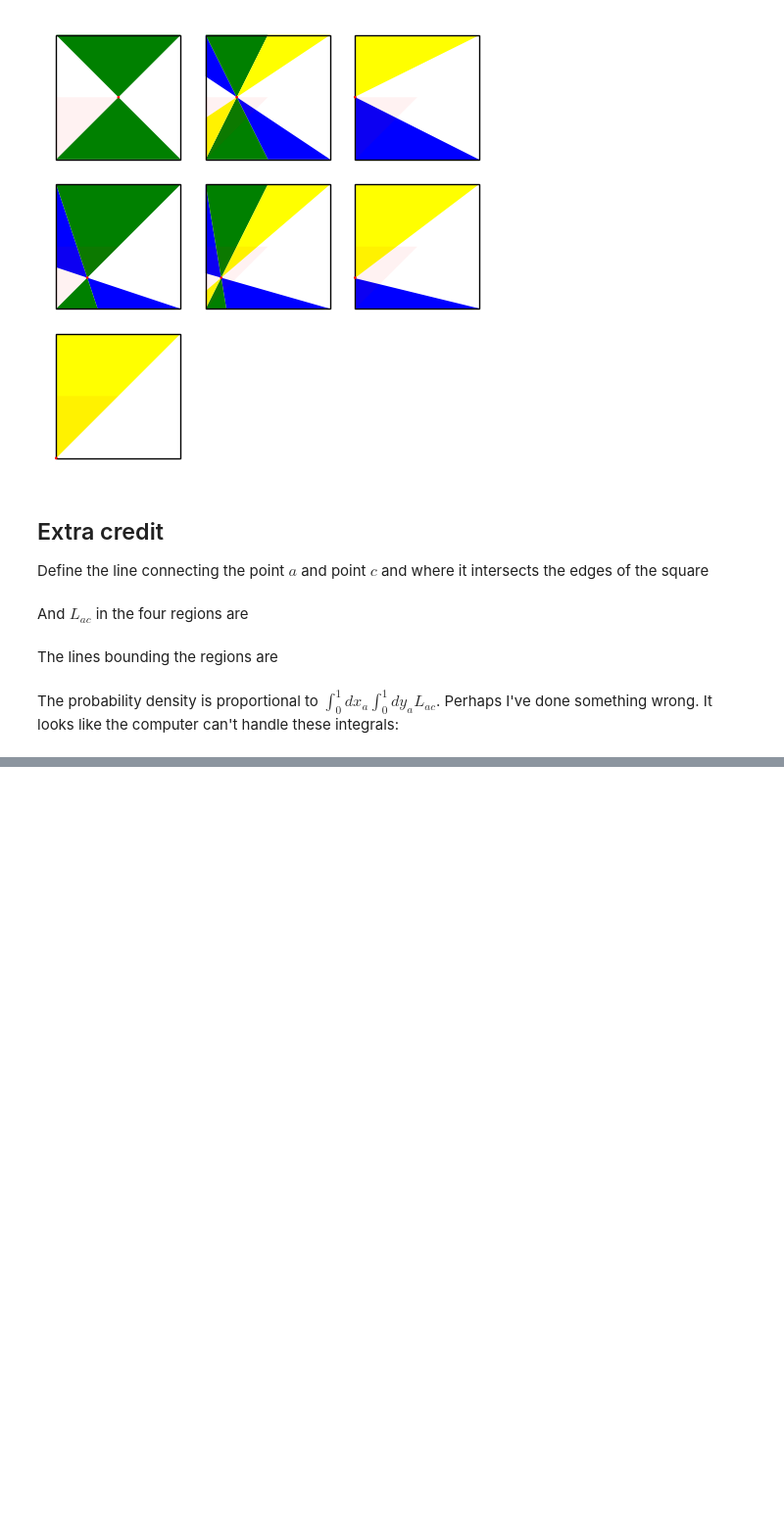
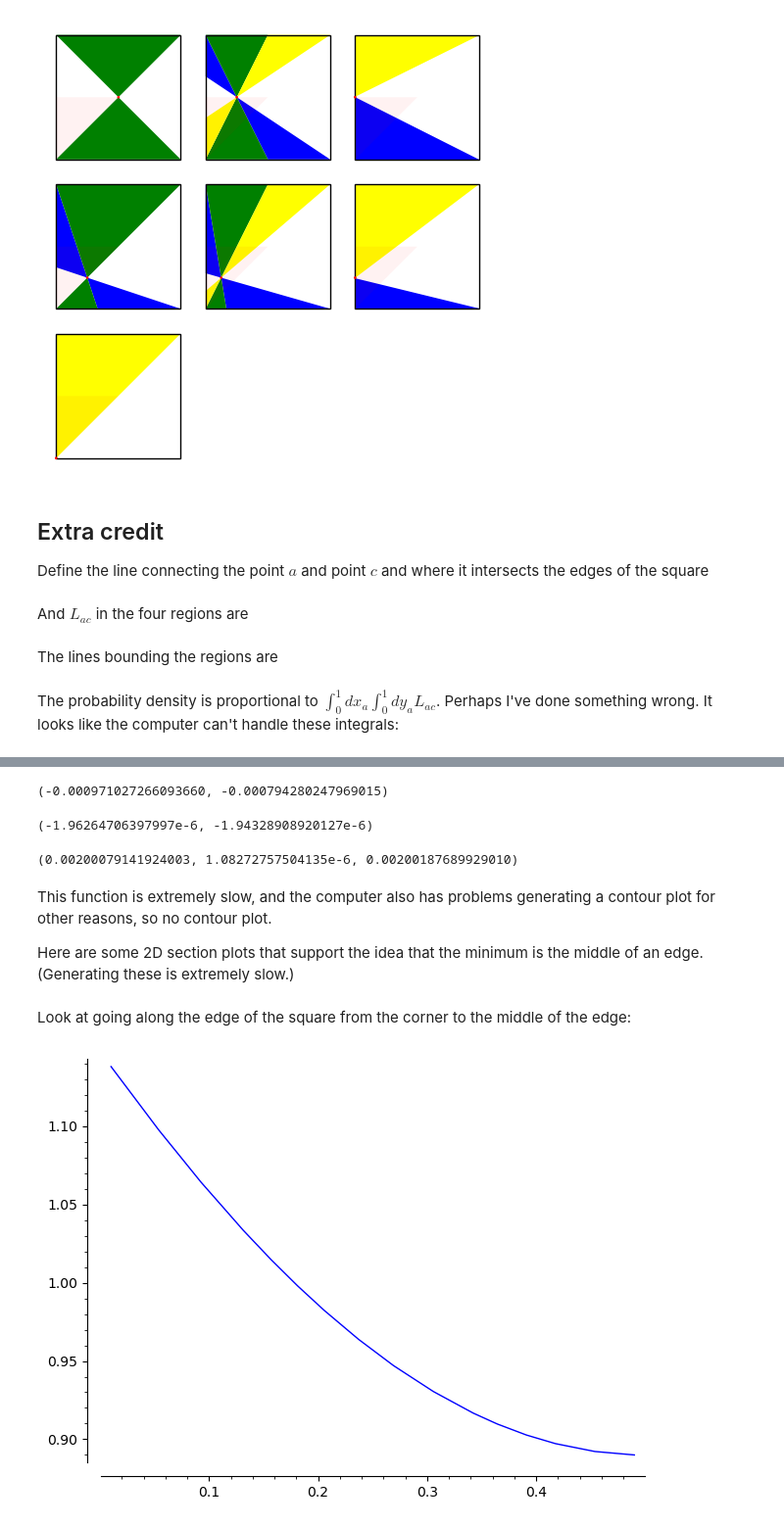
Before and after one commit to qpliu/sunday-puzzle, a Jupyter notebook: riddler/2025/20250530.ipynb, the cells around one changed output, grey strips where cells are left out. Shown at 98% size. Saved outputs shown, nothing was run; the diff lists cells and outputs as text; code cells hidden in the pictures; blank space fills up the shorter version.

```diff
--- a/riddler/2025/20250530.ipynb
+++ b/riddler/2025/20250530.ipynb
@@ -81,10 +81,10 @@ L_w = sqrt((y1-y0)^2+1)
 # %% [markdown]
 The lines bounding the regions are
 # %%
-line00 = line.substitute(xa==0,ya==0)
-line01 = line.substitute(xa==0,ya==1)
-line10 = line.substitute(xa==1,ya==0)
-line11 = line.substitute(xa==1,ya==1)
+line00 = lineac.substitute(xa==0,ya==0)
+line01 = lineac.substitute(xa==0,ya==1)
+line10 = lineac.substitute(xa==1,ya==0)
+line11 = lineac.substitute(xa==1,ya==1)
 # %% [markdown]
 The probability density is proportional to $\int_0^1 dx_a\int_0^1 dy_a L_{ac}$.
 Perhaps I've done something wrong.  It looks like the computer can't handle these integrals:
@@ -125,0 +243,31 @@ if False:
+# %%
+def P(xc,yc):
+    if xc < 0 or xc > yc or yc > 1/2:
+        return 0
+    if yc == 0:
+        return 1/2*sqrt(2) + 1/4*log(1/2*sqrt(2) + 1) - 1/4*log(-1/2*sqrt(2) + 1)
+    # white area
+    theta0 = arctan2(-yc,1-xc)
+    theta1 = arctan2(1-yc,1-xc)
+    r = abs((1-xc)/cos(x)) # right of point c
+    rm = abs(xc/cos(x)) # left of point c
+    p = 1/2*integral((r^2+rm^2)*(r+rm), x, theta0, theta1)
+    # green area
+    theta0 = arctan2(yc,xc)
+    theta1 = arctan2(-(1-yc),xc)+pi
+    r = abs((1-yc)/sin(x)) # above point c
+    rm = abs(yc/sin(x)) # below point c
+    p += 1/2*integral((r^2+rm^2)*(r+rm), x, theta0, theta1)
+    # blue area
+    theta0 = arctan2(-(1-yc),xc)
+    theta1 = arctan2(-yc,1-xc)
+    r = abs(yc/sin(x)) # below and right of point c
+    rm = abs(xc/cos(x)) # above and left of point c
+    p += 1/2*integral((r^2+rm^2)*(r+rm), x, theta0, theta1)
+    # yellow area
+    theta0 = arctan2(1-yc,1-xc)
+    theta1 = arctan2(yc,xc)
+    r = abs((1-yc)/sin(x)) # above and right of point c
+    rm = abs(xc/cos(x)) # below and left of point c
+    p += 1/2*integral((r^2+rm^2)*(r+rm), x, theta0, theta1)
+    return numerical_approx(p)
@@ -125,0 +287,27 @@ if False:
+# %%
+P(0,0.001)-numerical_approx(P_corner),P(0.001,0.001)-numerical_approx(P_corner)
+# %% [output]
+(-0.000971027266093660, -0.000794280247969015)
+# %%
+P(1/2-0.001,1/2-0.0001)-numerical_approx(P_center),P(1/2-0.001,1/2)-numerical_approx(P_center)
+# %% [output]
+(-1.96264706397997e-6, -1.94328908920127e-6)
+# %%
+(P(0+0.001,1/2)-numerical_approx(P_mid),
+ P(0,1/2-0.001)-numerical_approx(P_mid),
+ P(0+0.001,1/2-0.001)-numerical_approx(P_mid))
+# %% [output]
+(0.00200079141924003, 1.08272757504135e-6, 0.00200187689929010)
+# %% [markdown]
+This function is extremely slow, and the computer also has problems
+generating a contour plot for other reasons, so no contour plot.
+
+Here are some 2D section plots that support the idea that the minimum
+is the middle of an edge.  (Generating these is extremely slow.)
+# %% [markdown]
+Look at going along the edge of the square from the corner to the middle
+of the edge:
+# %%
+plot(lambda x: P(0,x), xmin=0.01, xmax=0.49, plot_points=10)
+# %% [output]
+[figure, added]
```
Also changed, not shown: parts of 27 cells of this notebook.
